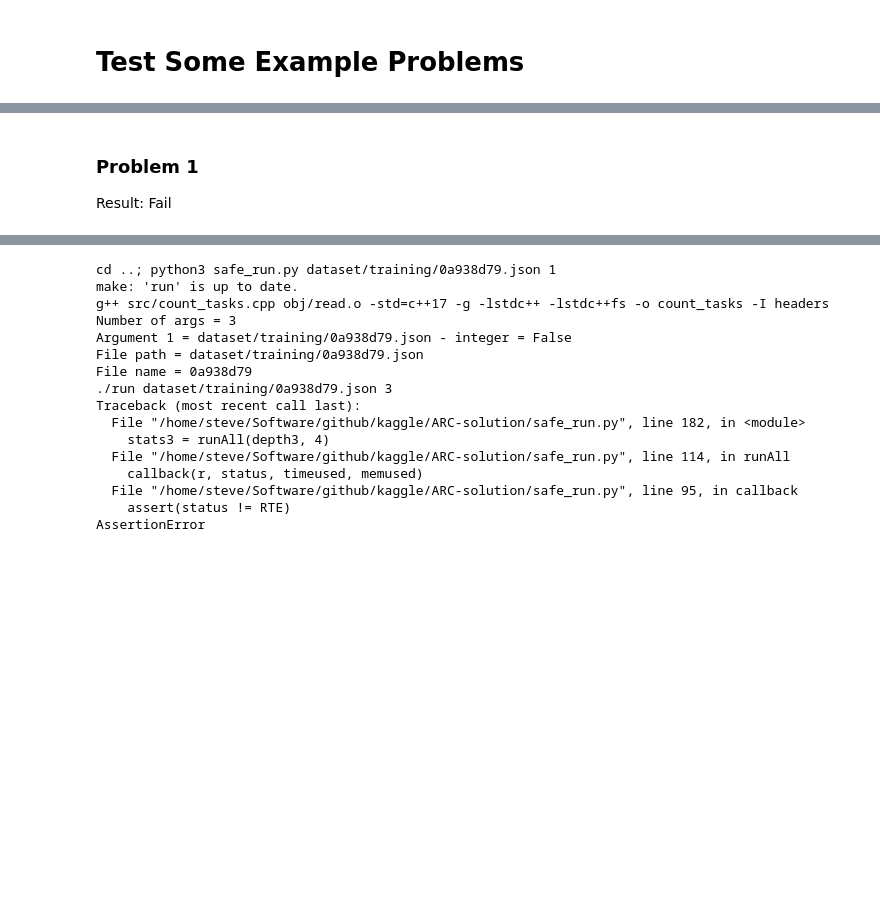
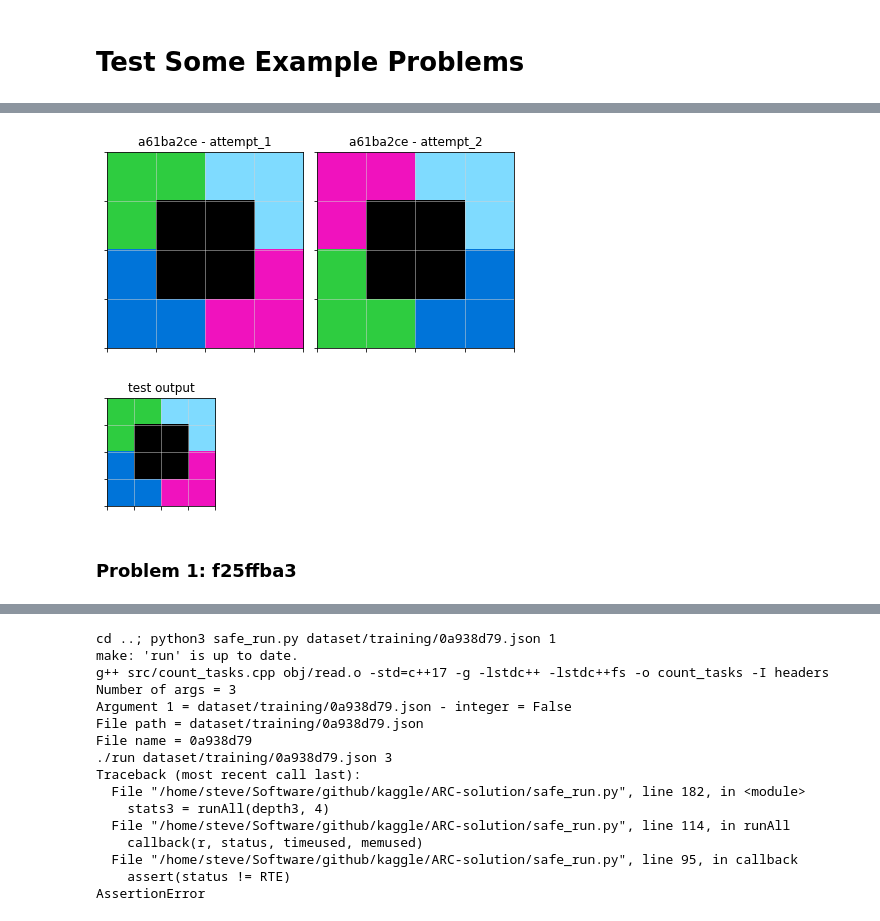
Before and after one commit to LisburnLad/ARC-solution, a Jupyter notebook: notebooks/examine icecuber solution.ipynb, the cells around one changed output, grey strips where cells are left out. Cells and saved outputs as stored; diff of their text form; code cells hidden in the pictures; blank space fills up the shorter version.

```diff
--- a/notebooks/examine icecuber solution.ipynb
+++ b/notebooks/examine icecuber solution.ipynb
@@ -121,4 +124,10 @@ def plot_sample(sample,train_id):
     plt.show()
+# %%
+def show_test_output( data ):
+    """ plot the test output """
+    fig, axs = plt.subplots(1, 1, figsize=(2,2))
+    plot_one(data, axs, 0, 'test', 'output')
+    plt.show()
 # %%
 def plot_single(grid_array,title):
     """
@@ -203,3 +237,10 @@ AssertionError:
+# %%
+# load and display the predictions
+translate_submission('old_submission.csv')
+show_attempts( train_id )
+show_test_output( data )
+# %% [output]
+[figure, added]
+[figure, added]
 # %% [markdown]
-### Problem 1
-Result: Fail
+### Problem 1: f25ffba3
```
Also changed, not shown: parts of 13 cells of this notebook, 5 other files.
